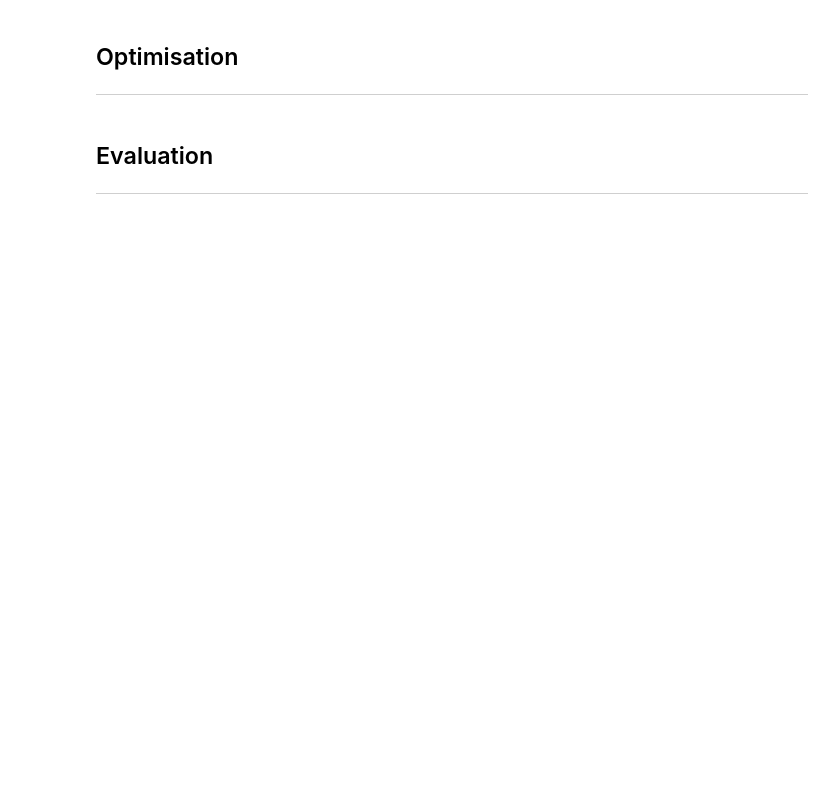
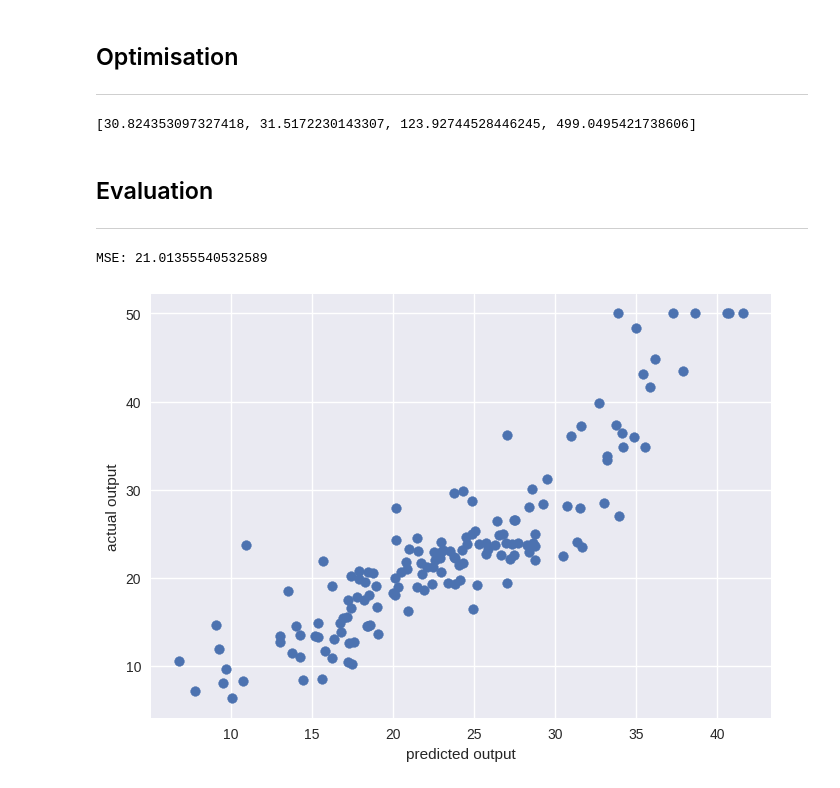
Before and after one commit to RossErskine/ML_Algorithms, a Jupyter notebook: Linear regression.ipynb, the cells around one changed output. Saved outputs shown, nothing was run; the diff lists cells and outputs as text; code cells hidden in the pictures; blank space fills up the shorter version.

```diff
--- a/Linear regression.ipynb
+++ b/Linear regression.ipynb
@@ -79,3 +221,5 @@ class LinearRegression:
 # %% [markdown]
 ## Optimisation
 ***
+# %%
+X_train, X_test, y_train, y_test = train_test_split(X, y, test_size=0.3, random_state=1)
@@ -82,3 +230,35 @@ class LinearRegression:
+# %%
+scores = []
+for lr in learning_rates:
+    linRegressor = LinearRegression(lr)
+    linRegressor.fit(OX_train, Oy_train)
+    predict = linRegressor.predict(OX_val)
+    mse = mean_squared_error(Oy_val, predict)
+    scores.append(mse)
+
+scores
+# %% [output]
+[30.824353097327418, 31.5172230143307, 123.92744528446245, 499.0495421738606]
+# %%
+model=LinearRegression()
+model.fit(X_train, y_train)
+predict = model.predict(X_test)
 # %% [markdown]
 ## Evaluation
 ***
+# %%
+model=LinearRegression(0.1)
+model.fit(X_train, y_train)
+predict = model.predict(X_test)
+# %%
+mse = mean_squared_error(y_test, predict)
+print("MSE:", mse)
+# %% [output]
+MSE: 21.01355540532589
+# %%
+plt.scatter(predict, y_test)
+plt.xlabel('predicted output')
+plt.ylabel('actual output')
+plt.show()
+# %% [output]
+[figure, added]
```
Also changed, not shown: parts of 25 cells of this notebook.
